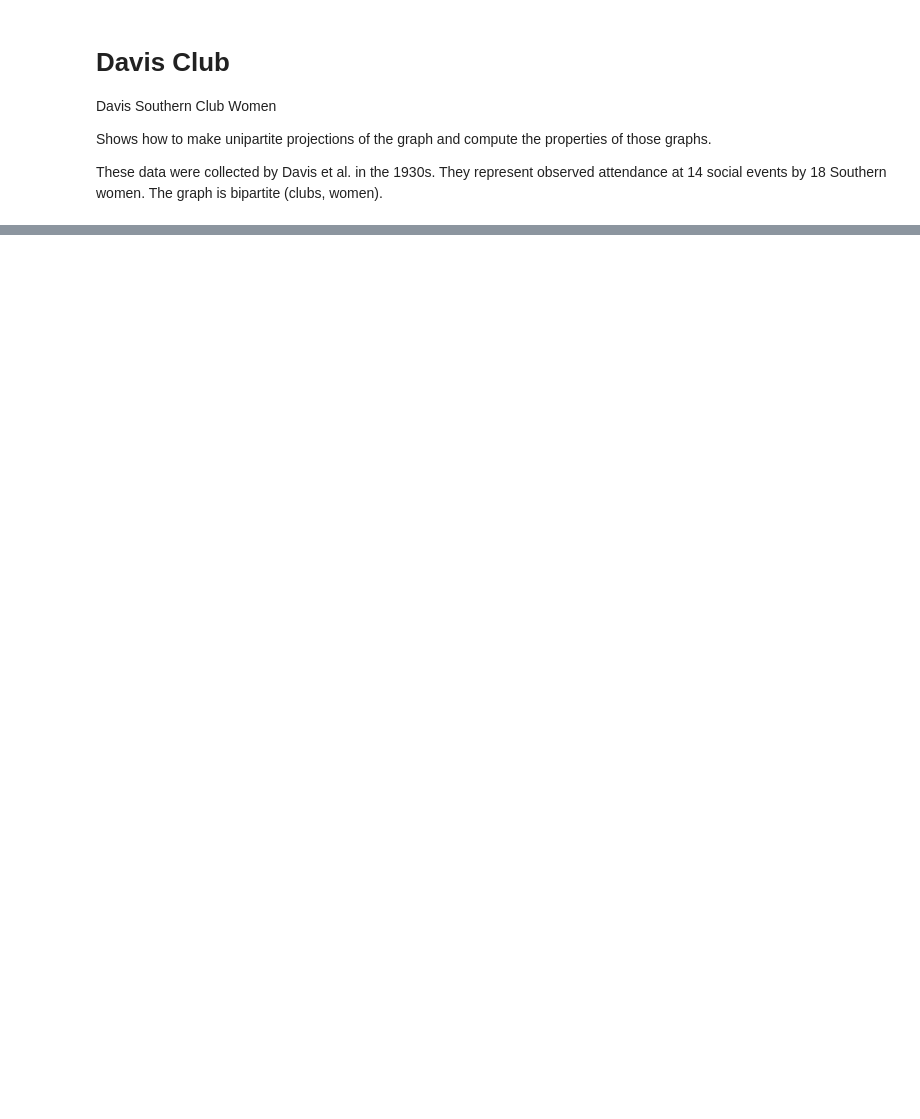
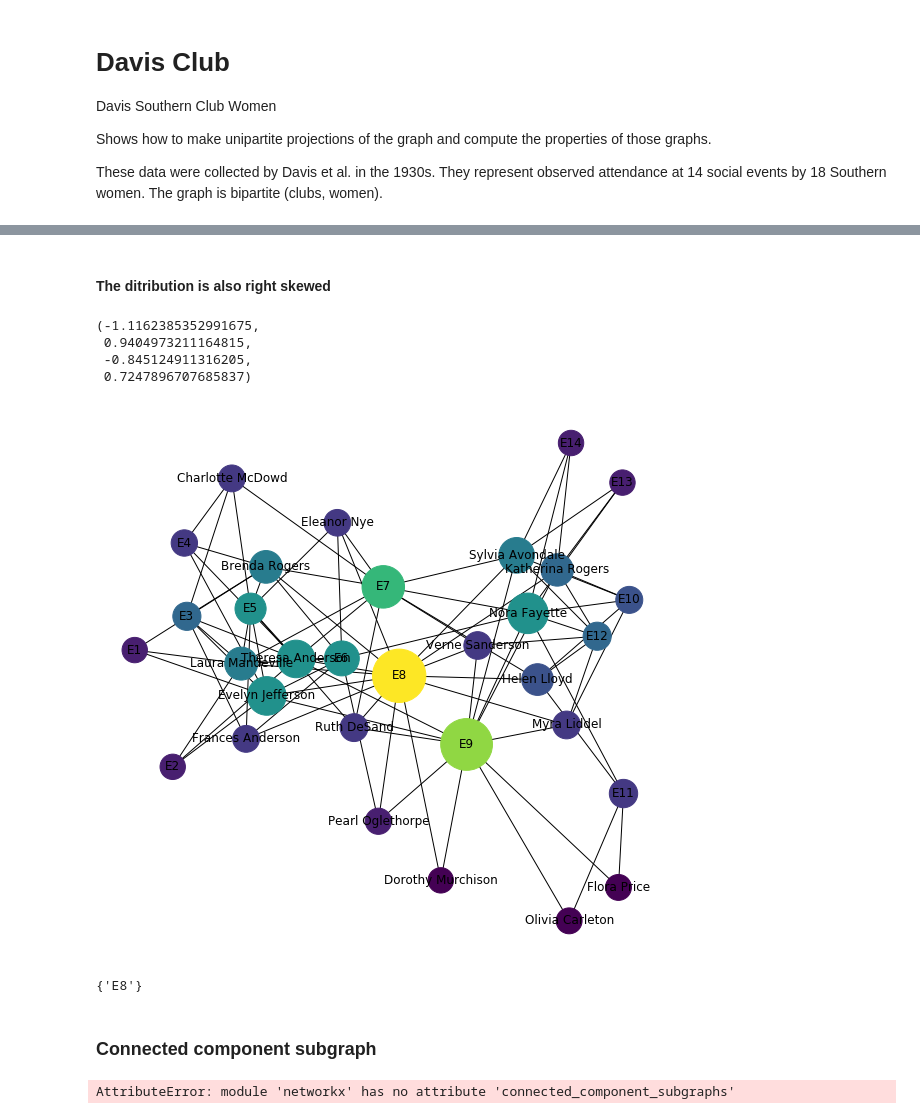
Before and after one commit to AlainKuiete/DATA620ASSIGNMENTS, a Jupyter notebook: plot_davis_club.ipynb, the cells around one changed output, grey strips where cells are left out. Cells and saved outputs as stored; diff of their text form; code cells hidden in the pictures; blank space fills up the shorter version.

```diff
--- a/plot_davis_club.ipynb
+++ b/plot_davis_club.ipynb
@@ -63,0 +129,18 @@ Biadjacency matrix
+# %% [markdown]
+#### The ditribution is also right skewed
+# %%
+pos = nx.spring_layout(G)
+betCent = nx.betweenness_centrality(G, normalized=True, endpoints=True)
+node_color = [20000.0 * G.degree(v) for v in G]
+node_size =  [v * 10000 for v in betCent.values()]
+plt.figure(figsize=(10,10))
+nx.draw_networkx(G, pos=pos, with_labels=True,
+                 node_color=node_color,
+                 node_size=node_size)
+plt.axis('off')
+# %% [output]
+(-1.1162385352991675,
+ 0.9404973211164815,
+ -0.845124911316205,
+ 0.7247896707685837)
+[figure, added]
@@ -63,0 +158,11 @@ Biadjacency matrix
+# %%
+print(top_bet)
+# %% [output]
+{'E8'}
+# %% [markdown]
+### Connected component subgraph
+# %%
+for g in list(nx.connected_component_subgraphs(G)):
+    print(len(g.nodes()))
+# %% [output]
+AttributeError: module 'networkx' has no attribute 'connected_component_subgraphs'
```
Also changed, not shown: parts of 29 cells of this notebook.
